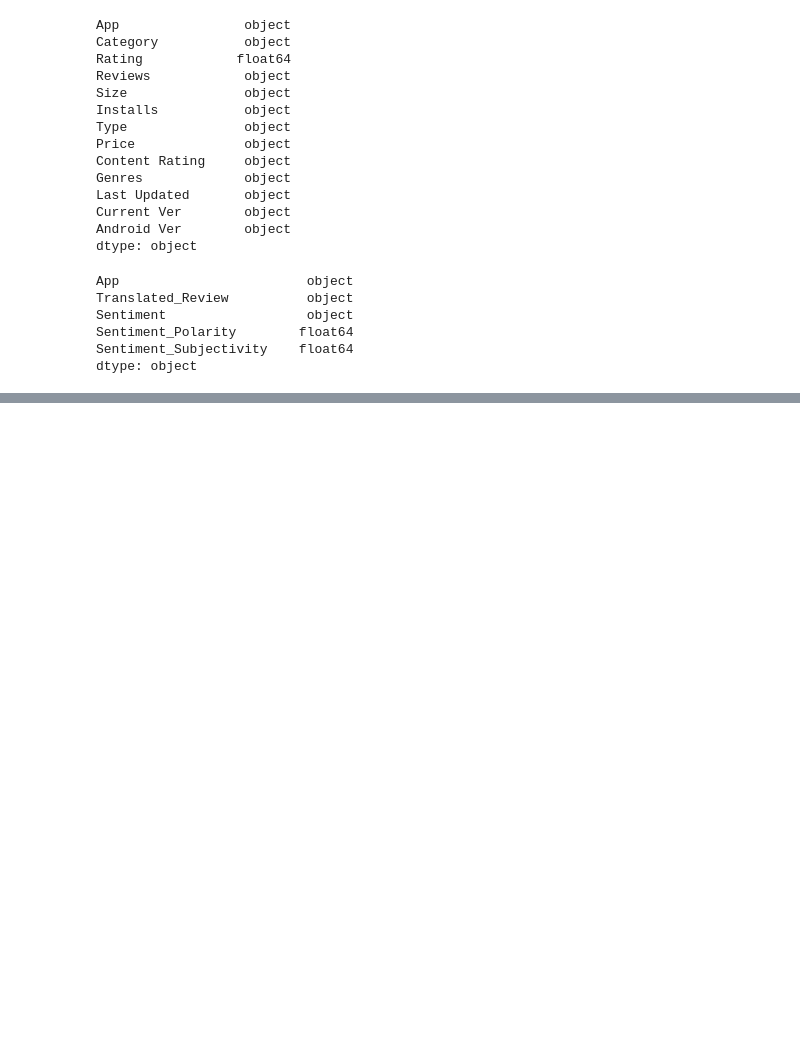
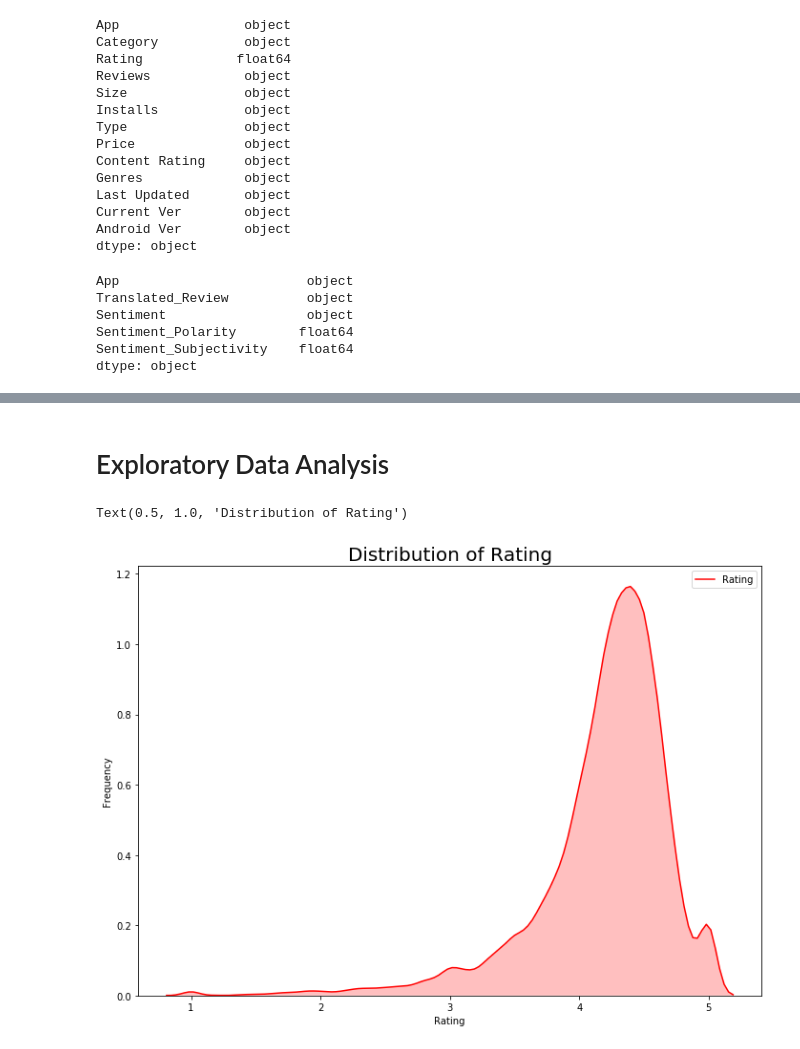
Before and after one commit to HarshalGiri/Google-Play-Store-Apps-Analysis, a Jupyter notebook: Google Play Store Ratings Analysis.ipynb, the cells around one changed output, grey strips where cells are left out. Cells and saved outputs as stored; diff of their text form; code cells hidden in the pictures; blank space fills up the shorter version.

```diff
--- a/Google Play Store Ratings Analysis.ipynb
+++ b/Google Play Store Ratings Analysis.ipynb
@@ -58,3 +98,5 @@ Sentiment                  object
 Sentiment_Polarity        float64
 Sentiment_Subjectivity    float64
 dtype: object
+# %%
+googleplaystore= googleplaystore[googleplaystore['Rating']<=5]
@@ -60,0 +152,15 @@ dtype: object
+# %% [markdown]
+# Exploratory Data Analysis
+# %%
+# rating distibution
+import matplotlib.pyplot as plt # this is used for the plot the graph
+import seaborn as sns
+from pylab import rcParams
+rcParams['figure.figsize'] = 11.7,8.27
+g = sns.kdeplot(googleplaystore.Rating, color="Red", shade = True)
+g.set_xlabel("Rating")
+g.set_ylabel("Frequency")
+plt.title('Distribution of Rating',size = 20)
+# %% [output]
+Text(0.5, 1.0, 'Distribution of Rating')
+[figure, added]
```
Also changed, not shown: parts of 79 cells of this notebook, 1 other file.
